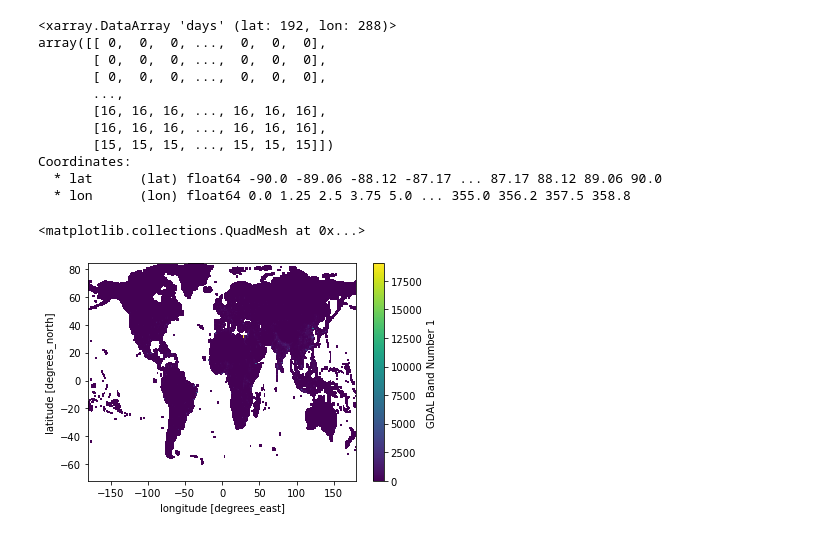
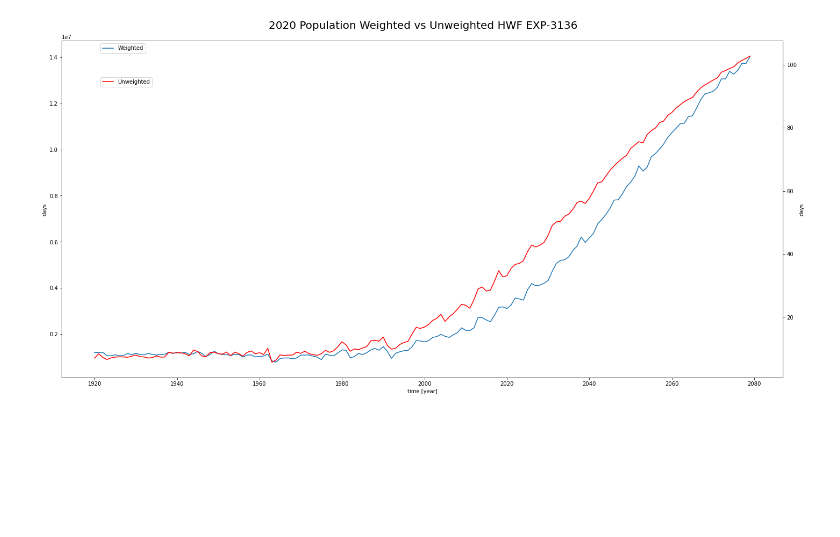
Before and after one commit to AgentOxygen/heat-research, a Jupyter notebook: Untitled1.ipynb, the cells around one changed output. Cells and saved outputs as stored; diff of their text form; code cells hidden in the pictures; blank space fills up the shorter version.

```diff
--- a/Untitled1.ipynb
+++ b/Untitled1.ipynb
@@ -13,14 +0,0 @@ ds = xarray.open_dataset(paths.heat_out_trefht_tmax_averages_1920_1950()[0][0])[
-# %%
-ds
-# %% [output]
-<xarray.DataArray 'days' (lat: 192, lon: 288)>
-array([[ 0,  0,  0, ...,  0,  0,  0],
-       [ 0,  0,  0, ...,  0,  0,  0],
-       [ 0,  0,  0, ...,  0,  0,  0],
-       ...,
-       [16, 16, 16, ..., 16, 16, 16],
-       [16, 16, 16, ..., 16, 16, 16],
-       [15, 15, 15, ..., 15, 15, 15]])
-Coordinates:
-  * lat      (lat) float64 -90.0 -89.06 -88.12 -87.17 ... 87.17 88.12 89.06 90.0
-  * lon      (lon) float64 0.0 1.25 2.5 3.75 5.0 ... 355.0 356.2 357.5 358.8
@@ -29,5 +0,0 @@ downscaled_pop_ds = pop_ds.coarsen(lat=96).mean().coarsen(lon=150).mean()
-# %%
-downscaled_pop_ds.plot()
-# %% [output]
-<matplotlib.collections.QuadMesh at 0x...>
-[figure, removed]
@@ -33,0 +5,29 @@ downscaled_pop_ds.plot()
+# %%
+variable = "HWF"
+exp_num = "3136"
+min_max = "tx"
+weighted, shifted_heat, error = pw.weighted(variable, exp_num, min_max)
+# %%
+import numpy as np
+import matplotlib.pyplot as plt
+from paths import heat_out_trefht_tmax_members_1920_1950_CONTROL as tmax_paths
+
+member_paths = [path for path in tmax_paths()[0] if exp_num in path]
+heat_data = xarray.open_mfdataset(member_paths, concat_dim="member", combine="nested")[f"{variable}_{min_max}90"].dt.days.mean(dim="member")
+
+fig, ax1 = plt.subplots(figsize=(20, 10), facecolor='w')
+fig.suptitle(f"2020 Population Weighted vs Unweighted {variable} EXP-{exp_num}", fontsize=20)
+
+weighted.mean("lat").mean("lon").plot(ax=ax1, label="Weighted")
+
+ax2 = ax1.twinx()  # instantiate a second axes that shares the same x-axis
+
+heat_data.mean("lat").mean("lon").plot(ax=ax2, label="Unweighted", color="red")
+ax1.legend(loc='upper left', bbox_to_anchor=(0.05, 1))
+ax2.legend(loc='upper left', bbox_to_anchor=(0.05, 0.9))
+
+fig.tight_layout()  # otherwise the right y-label is slightly clipped
+fig.savefig("out.png")
+plt.show()
+# %% [output]
+[figure, added]
```
Also changed, not shown: parts of 4 cells of this notebook, 16 other files.
